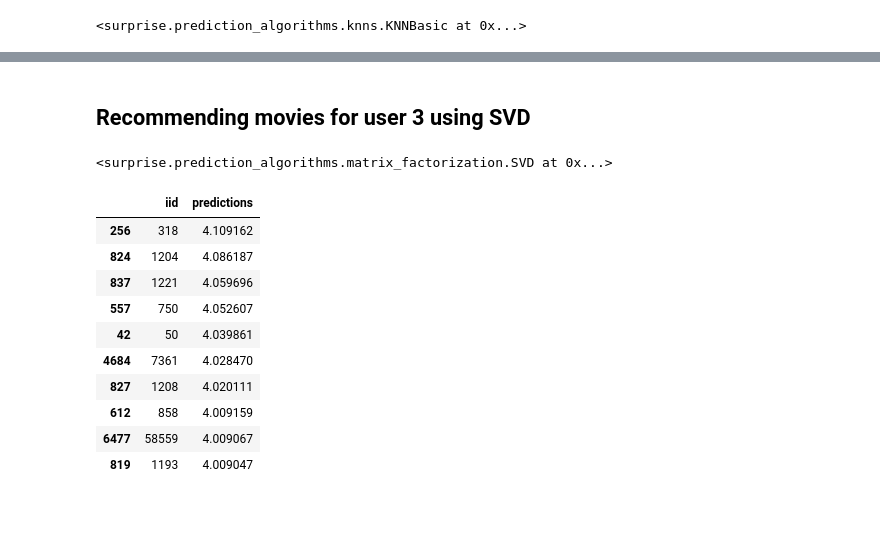
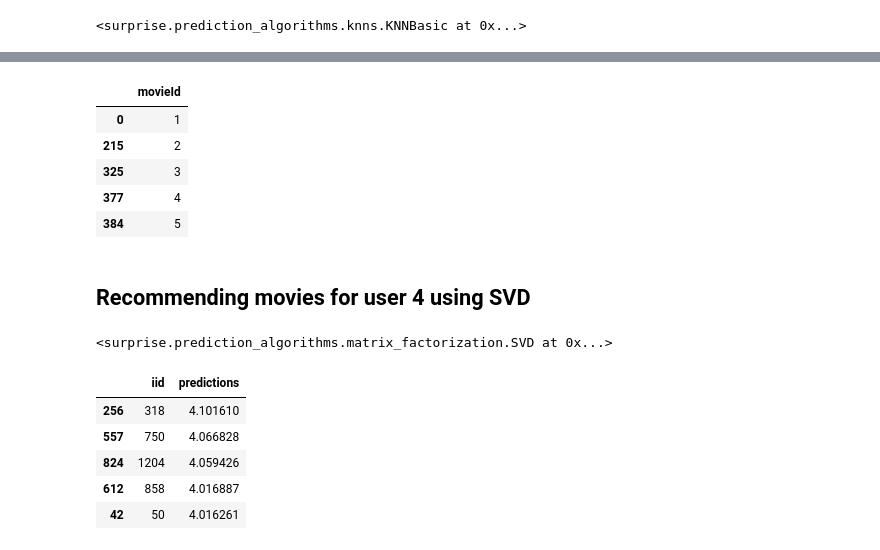
Before and after one commit to ahing/netflix-recommendation-system, a Jupyter notebook: Recommendation_system.ipynb, the cells around one changed output, grey strips where cells are left out. Saved outputs shown, nothing was run; the diff lists cells and outputs as text; code cells hidden in the pictures; blank space fills up the shorter version.

```diff
--- a/Recommendation_system.ipynb
+++ b/Recommendation_system.ipynb
@@ -425,9 +487,18 @@ def find_unrated(user, movie_df):
+# %%
+find_unrated(4, df)
+# %% [output]
+|  | movieId |
+| 0 | 1 |
+| 215 | 2 |
+| 325 | 3 |
+| 377 | 4 |
+| 384 | 5 |
 # %% [markdown]
-## Recommending movies for user 3 using SVD
+## Recommending movies for user 4 using SVD
 # %%
-# Recommending moviews for user 3 using SVD
+# Recommending movies for user 3 using SVD
 svd = SVD(n_factors=100, n_epochs=10, lr_all=0.005, reg_all=0.4)
-svd.fit(trainset)
+svd.fit(data.build_full_trainset())
 # %% [output]
 <surprise.prediction_algorithms.matrix_factorization.SVD at 0x...>
 # %%
@@ -444,17 +515,14 @@ movies_to_predict = np.setdiff1d(unique_ids, newdf)
 # %%
 recs = []
 for iid in movies_to_predict:
     recs.append((iid, svd.predict(uid='4',iid=iid).est))
-pd.DataFrame(recs,columns=['iid','predictions']).sort_values('predictions', ascending=False).head(10)
+top_5_rec = pd.DataFrame(recs,columns=['iid','predictions']).sort_values('predictions', ascending=False).head(5)
+
+top_5_rec
 # %% [output]
 |  | iid | predictions |
-| 256 | 318 | 4.109162 |
-| 824 | 1204 | 4.086187 |
-| 837 | 1221 | 4.059696 |
-| 557 | 750 | 4.052607 |
-| 42 | 50 | 4.039861 |
-| 4684 | 7361 | 4.028470 |
-| 827 | 1208 | 4.020111 |
-| 612 | 858 | 4.009159 |
-| 6477 | 58559 | 4.009067 |
-| 819 | 1193 | 4.009047 |
+| 256 | 318 | 4.101610 |
+| 557 | 750 | 4.066828 |
+| 824 | 1204 | 4.059426 |
+| 612 | 858 | 4.016887 |
+| 42 | 50 | 4.016261 |
```
Also changed, not shown: parts of 79 cells of this notebook.
